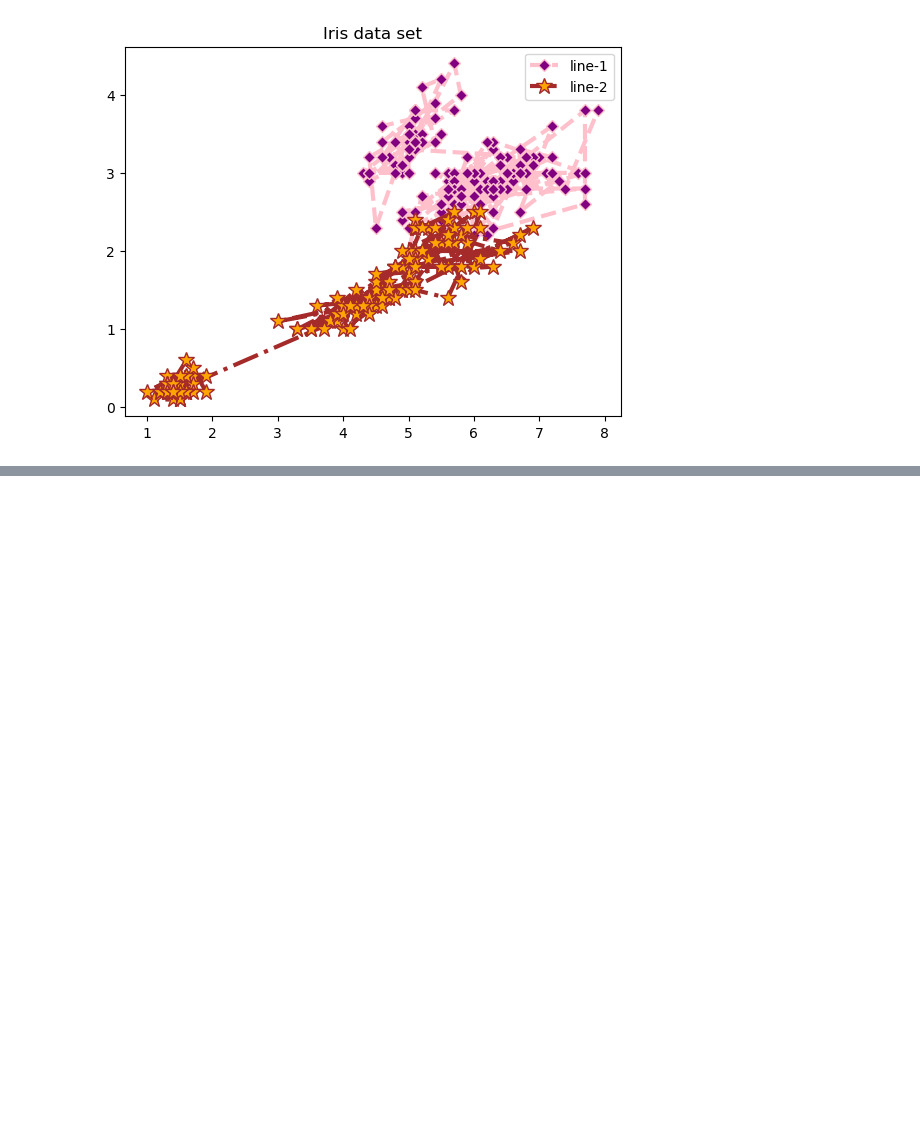
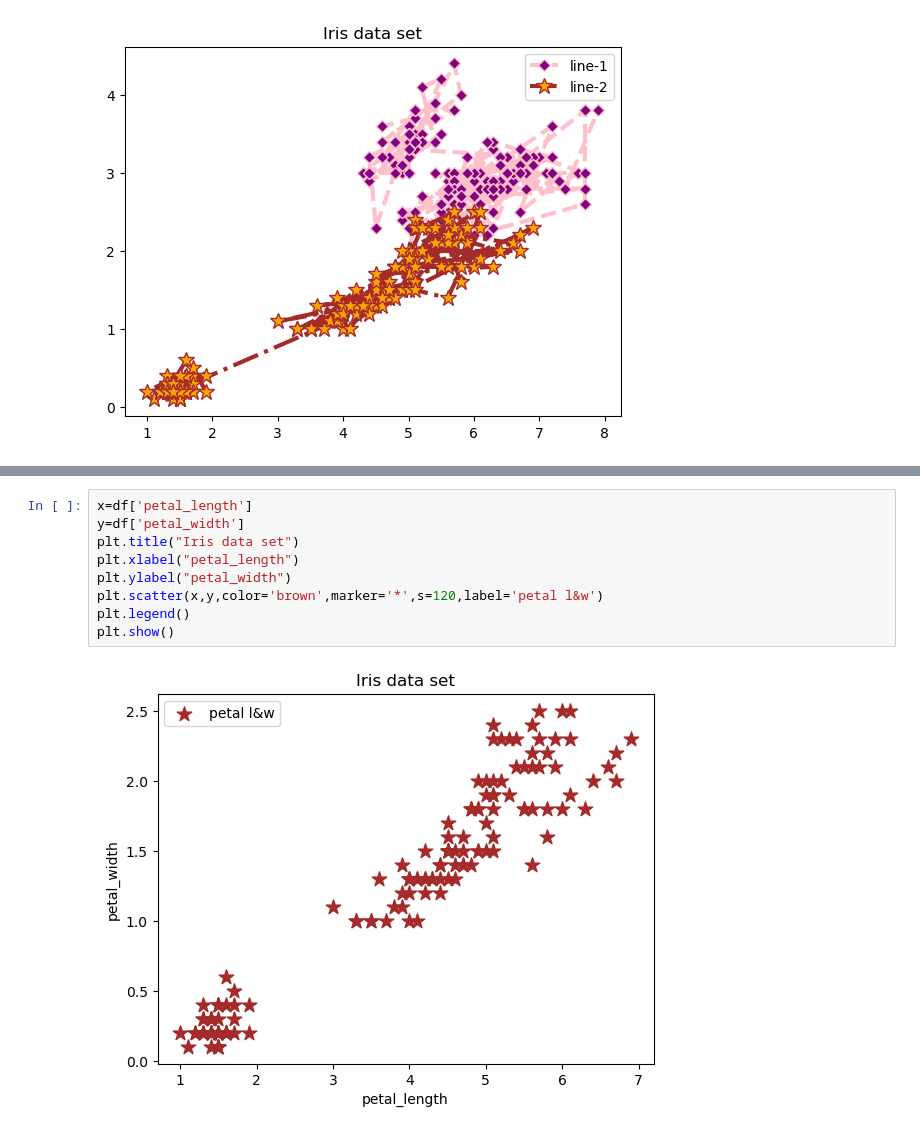
Before and after one commit to jananimdev-22/Data-Visualisation, a Jupyter notebook: iris_dv.ipynb, the cells around one changed output, grey strips where cells are left out. Drawn from its saved outputs; the diff is of its cells as text; blank space fills up the shorter version.

```diff
--- a/iris_dv.ipynb
+++ b/iris_dv.ipynb
@@ -147,0 +193,11 @@ plt.show()
+# %%
+x=df['petal_length']
+y=df['petal_width']
+plt.title("Iris data set")
+plt.xlabel("petal_length")
+plt.ylabel("petal_width")
+plt.scatter(x,y,color='brown',marker='*',s=120,label='petal l&w')
+plt.legend()
+plt.show()
+# %% [output]
+[figure, added]
```
Also changed, not shown: parts of 6 cells of this notebook, 6 other files.
